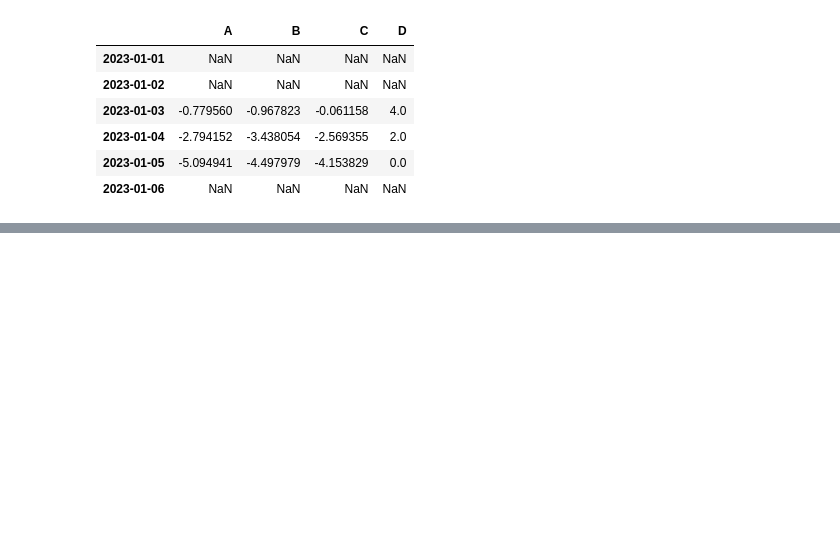
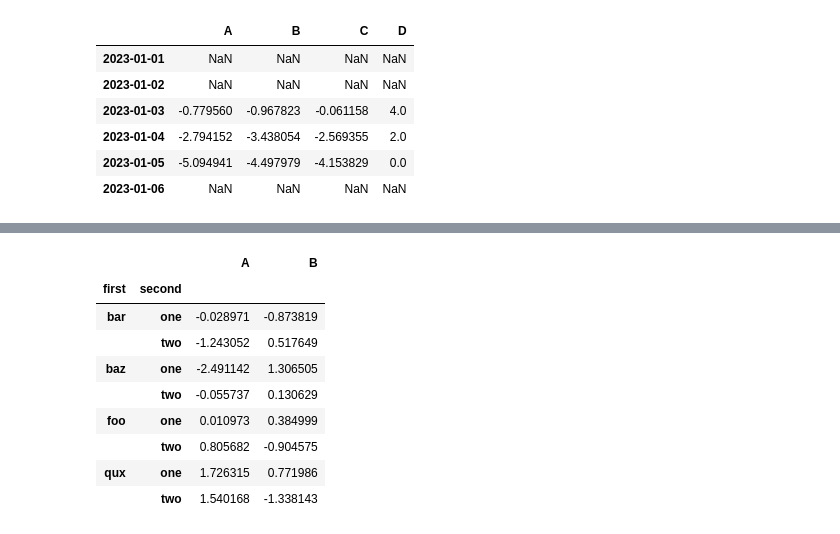
Before and after one commit to rajarajeswarir/Hands-on-Machine-Learning, a Jupyter notebook: Pandas_Training.ipynb, the cells around one changed output, grey strips where cells are left out. Saved outputs shown, nothing was run; the diff lists cells and outputs as text; code cells hidden in the pictures; blank space fills up the shorter version.

```diff
--- a/Pandas_Training.ipynb
+++ b/Pandas_Training.ipynb
@@ -357,0 +411,11 @@ df.sub(s, axis="index")
+# %%
+tuples = list(
+    zip(
+        ["bar", "bar", "baz", "baz", "foo", "foo", "qux", "qux"],
+        ["one", "two", "one", "two", "one", "two", "one", "two"],
+    )
+)
+# %%
+index = pd.MultiIndex.from_tuples(tuples, names=["first", "second"])
+
+index
@@ -357,0 +432,15 @@ df.sub(s, axis="index")
+# %%
+df = pd.DataFrame(np.random.randn(8, 2), index=index, columns=["A", "B"])
+
+df
+# %% [output]
+|  |  | A | B |
+| first | second |  |  |
+| bar | one | -0.028971 | -0.873819 |
+|  | two | -1.243052 | 0.517649 |
+| baz | one | -2.491142 | 1.306505 |
+|  | two | -0.055737 | 0.130629 |
+| foo | one | 0.010973 | 0.384999 |
+|  | two | 0.805682 | -0.904575 |
+| qux | one | 1.726315 | 0.771986 |
+|  | two | 1.540168 | -1.338143 |
```
Also changed, not shown: parts of 8 cells of this notebook.
